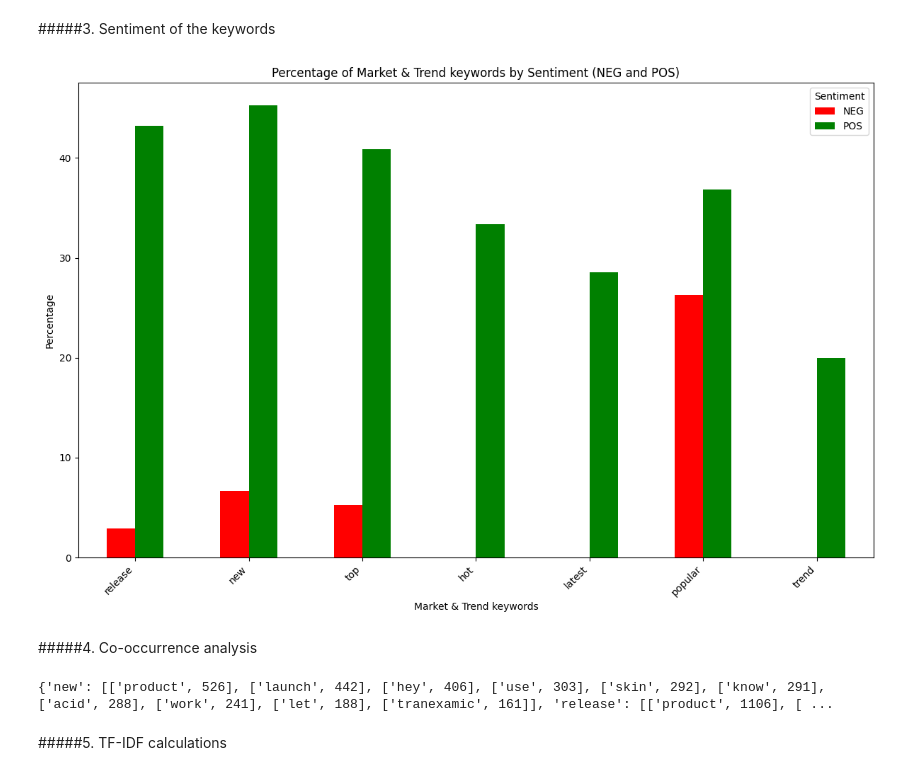
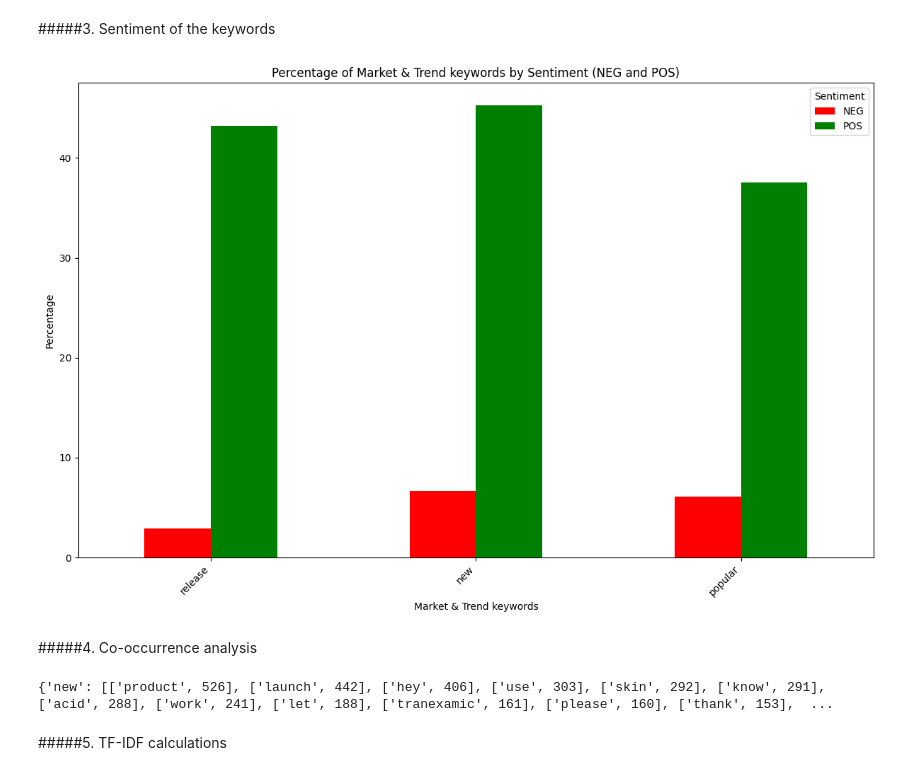
Before and after one commit to hoangquang0601/FYP_Python, a Jupyter notebook: FYP_All.ipynb, the cells around one changed output. Cells and saved outputs as stored; diff of their text form; code cells hidden in the pictures.

```diff
--- a/FYP_All.ipynb
+++ b/FYP_All.ipynb
@@ -2112,7 +2052,7 @@ cooccurrence_results = {}
 
 for category, keywords in tqdm(policy_keywords.items(), desc="Policies keywords"):
     cooccurrences = find_cooccurrences(df, keywords)
-    top_cooccurrences = cooccurrences.most_common(10)
+    top_cooccurrences = cooccurrences.most_common(25)
     cooccurrence_results[category] = top_cooccurrences
 
 # Display the results in the desired format
@@ -2444,7 +2384,7 @@ cooccurrence_results = {}
 
 for category, keywords in tqdm(delivery_keywords.items(), desc="Delivery keywords"):
     cooccurrences = find_cooccurrences(df, keywords)
-    top_cooccurrences = cooccurrences.most_common(10)
+    top_cooccurrences = cooccurrences.most_common(25)
     cooccurrence_results[category] = top_cooccurrences
 
 # Display the results in the desired format
@@ -2764,7 +2704,7 @@ cooccurrence_results = {}
 
 for category, keywords in tqdm(sales_keywords.items(), desc="Sales keywords"):
     cooccurrences = find_cooccurrences(df, keywords)
-    top_cooccurrences = cooccurrences.most_common(10)
+    top_cooccurrences = cooccurrences.most_common(25)
     cooccurrence_results[category] = top_cooccurrences
 
 # Display the results in the desired format
@@ -2920,11 +2860,7 @@ from tqdm import tqdm
 market_trend_ketwords = {
     'new': ['new','newly','fresh'],
     'release': ['release', 'launch', 'introduce'],
-    'trend': ['trend'],
-    'popular': ['popular', 'famous'],
-    'hot': ['hot'],
-    'top': ['top', 'best'],
-    'latest': ['recent']
+    'popular': ['popular', 'famous', 'trend', 'hot', 'top', 'best', 'recent']
 }
 
 # Initialize an empty list to store the frequency counts
@@ -2975,11 +2908,7 @@ from tqdm import tqdm
 market_trend_ketwords = {
     'new': ['new','newly','fresh'],
     'release': ['release', 'launch', 'introduce'],
-    'trend': ['trend'],
-    'popular': ['popular', 'famous'],
-    'hot': ['hot'],
-    'top': ['top', 'best'],
-    'latest': ['recent']
+    'popular': ['popular', 'famous', 'trend', 'hot', 'top', 'best', 'recent']
 }
 
 # Initialize an empty list to store the frequency counts
@@ -3018,34 +2947,34 @@ df_pivot = pd.merge(df_pivot, total_frequency.set_index('Category'), left_index=
 df_pivot = df_pivot.sort_values(by='Total_Frequency', ascending=False)
 
 # Calculate the percentage for NEG and POS sentiments
 df_pivot['NEG'] = (df_pivot['NEG'] / df_pivot['Total_Frequency']) * 100
 df_pivot['POS'] = (df_pivot['POS'] / df_pivot['Total_Frequency']) * 100
 
 # Drop the 'Total_Frequency' column as it is no longer needed for plotting
 df_pivot = df_pivot[['NEG', 'POS']]
 
 # Ensure the index is correctly set to the category names
 df_pivot.index.name = 'Category'
 
 # Add an "Order" column
 df_pivot['Order'] = range(1, len(df_pivot) + 1)
 
 # Plotting the grouped bar chart without the 'Order' column
 df_pivot.drop(columns=['Order']).plot(kind='bar', figsize=(12, 8), color=['red', 'green'])
 plt.xlabel('Market & Trend keywords')
 plt.ylabel('Percentage')
 plt.title('Percentage of Market & Trend keywords by Sentiment (NEG and POS)')
 plt.xticks(rotation=45, ha='right')
 plt.legend(title='Sentiment')
 plt.tight_layout()
 plt.show()
 
 # Save the df_product_by_function DataFrame and the sorted pivot DataFrame to an Excel file
 with pd.ExcelWriter('sentiment_by_percentage_for_market_trend.xlsx') as writer:
     df_product_by_function.to_excel(writer, index=False, sheet_name='Market_Trend_Sentiments')
     df_pivot.to_excel(writer, sheet_name='Sorted_Sentiments')
 # %% [output]
-[figure, old version]
+[figure, new version]
 # %% [markdown]
 #####4. Co-occurrence analysis
 # %%
@@ -3058,11 +2987,7 @@ from collections import Counter
 market_trend_ketwords = {
     'new': ['new','newly','fresh'],
     'release': ['release', 'launch', 'introduce'],
-    'trend': ['trend'],
-    'popular': ['popular', 'famous'],
-    'hot': ['hot'],
-    'top': ['top', 'best'],
-    'latest': ['recent']
+    'popular': ['popular', 'famous', 'trend', 'hot', 'top', 'best', 'recent']
 }
 
 # Function to find co-occurrences
@@ -3081,7 +3006,7 @@ cooccurrence_results = {}
 
 for category, keywords in tqdm(market_trend_ketwords.items(), desc="Market & Trend keywords"):
     cooccurrences = find_cooccurrences(df, keywords)
-    top_cooccurrences = cooccurrences.most_common(10)
+    top_cooccurrences = cooccurrences.most_common(25)
     cooccurrence_results[category] = top_cooccurrences
 
 # Display the results in the desired format
@@ -3098,7 +3023,7 @@ with pd.ExcelWriter('co_occurrence_market_trend.xlsx') as writer:
         df_cooccurrences = pd.DataFrame(cooccurrences, columns=['Term', 'Frequency'])
         df_cooccurrences.to_excel(writer, sheet_name=f'market_trend_{category}', index=False)
 # %% [output]
-{'new': [['product', 526], ['launch', 442], ['hey', 406], ['use', 303], ['skin', 292], ['know', 291], ['acid', 288], ['work', 241], ['let', 188], ['tranexamic', 161]], 'release': [['product', 1106], [ ...
+{'new': [['product', 526], ['launch', 442], ['hey', 406], ['use', 303], ['skin', 292], ['know', 291], ['acid', 288], ['work', 241], ['let', 188], ['tranexamic', 161], ['please', 160], ['thank', 153],  ...
 # %% [markdown]
 #####5. TF-IDF calculations
 # %%
```
Also changed, not shown: parts of 11 cells of this notebook, 16 other files.
